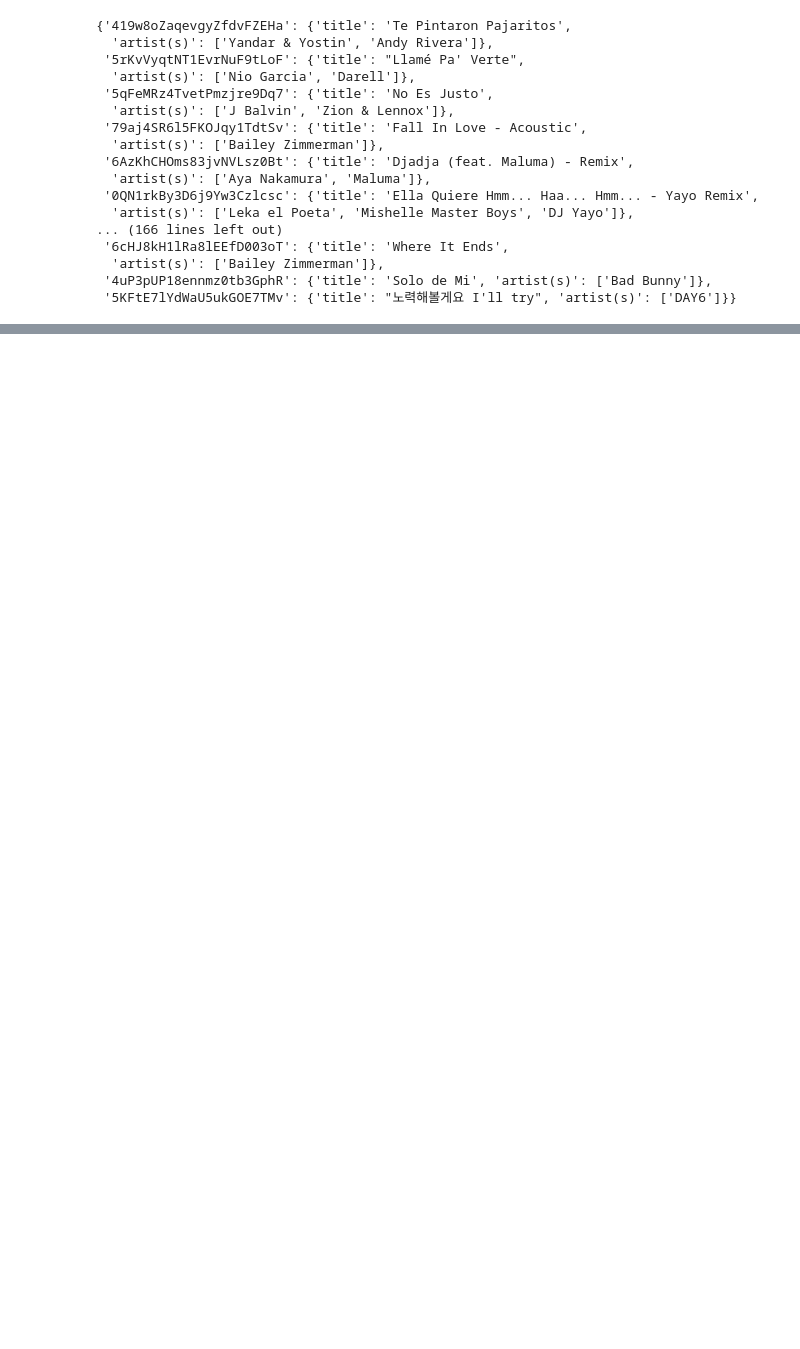
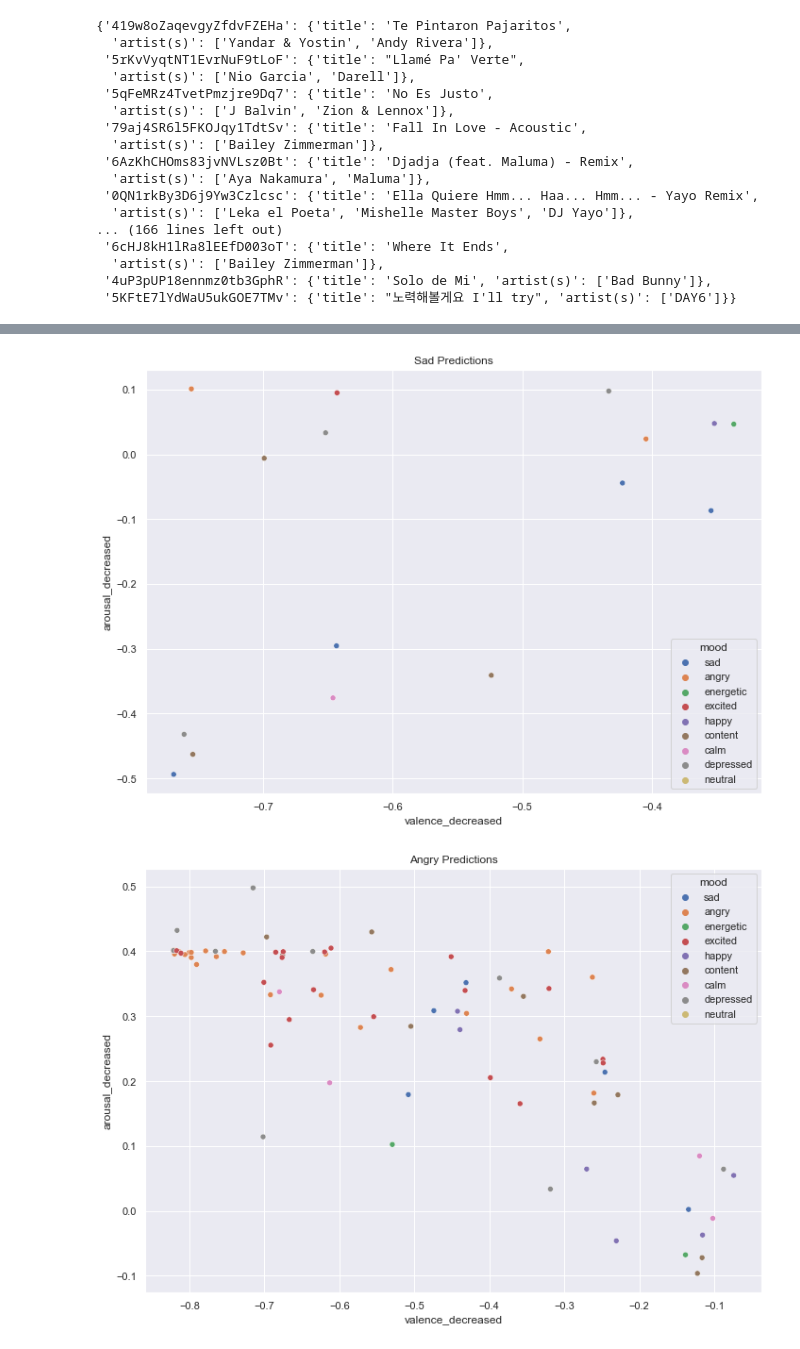
Before and after one commit to Temper-Tunes-Senior-Design-Project/song-classification, a Jupyter notebook: Research and Development/Retrieving Data/Genius/Songs for BERT Testing.ipynb, the cells around one changed output, grey strips where cells are left out. Saved outputs shown, nothing was run; the diff lists cells and outputs as text; code cells hidden in the pictures; blank space fills up the shorter version.

```diff
--- a/Research and Development/Retrieving Data/Genius/Songs for BERT Testing.ipynb
+++ b/Research and Development/Retrieving Data/Genius/Songs for BERT Testing.ipynb
@@ -249,0 +1467,65 @@ getScrapedLyrics(spanish_song)
+# %%
+valid_sad=valid_resultsDF[(valid_resultsDF['predictionGPT2_norm']=='sad')]
+valid_angry=valid_resultsDF[(valid_resultsDF['predictionGPT2_norm']=='angry')]
+valid_energetic=valid_resultsDF[(valid_resultsDF['predictionGPT2_norm']=='energetic')]
+valid_excited=valid_resultsDF[(valid_resultsDF['predictionGPT2_norm']=='excited')]
+valid_happy=valid_resultsDF[(valid_resultsDF['predictionGPT2_norm']=='happy')]
+valid_content=valid_resultsDF[(valid_resultsDF['predictionGPT2_norm']=='content')]
+valid_calm=valid_resultsDF[(valid_resultsDF['predictionGPT2_norm']=='calm')]
+valid_depressed=valid_resultsDF[(valid_resultsDF['predictionGPT2_norm']=='depressed')]
+
+#get the valid results for each mood
+#valid_angry_angry = valid_angry[valid_angry['predictionGPT_Copilot']=='angry']
+
+#plot the valence_decreased and arousal_decreased scores for each mood on a separate graph
+sns.set(style="whitegrid")
+sns.set(rc={'figure.figsize':(11.7,8.27)})
+ax = sns.scatterplot(x="valence_decreased", y="arousal_decreased", hue="mood", data=valid_sad)
+#add a title to the graph
+plt.title('Sad Predictions')
+plt.show()
+
+sns.set(style="whitegrid")
+sns.set(rc={'figure.figsize':(11.7,8.27)})
+ax = sns.scatterplot(x="valence_decreased", y="arousal_decreased", hue="mood", data=valid_angry)
+plt.title('Angry Predictions')
+plt.show()
+
+sns.set(style="whitegrid")
+sns.set(rc={'figure.figsize':(11.7,8.27)})
+ax = sns.scatterplot(x="valence_decreased", y="arousal_decreased", hue="mood", data=valid_energetic)
+plt.title('Energetic Predictions')
+plt.show()
+
+sns.set(style="whitegrid")
+sns.set(rc={'figure.figsize':(11.7,8.27)})
+ax = sns.scatterplot(x="valence_decreased", y="arousal_decreased", hue="mood", data=valid_excited)
+plt.title('Excited Predictions')
+plt.show()
+
+sns.set(style="whitegrid")
+sns.set(rc={'figure.figsize':(11.7,8.27)})
+ax = sns.scatterplot(x="valence_decreased", y="arousal_decreased", hue="mood", data=valid_happy)
+plt.title('Happy Predictions')
+plt.show()
+
+sns.set(style="whitegrid")
+sns.set(rc={'figure.figsize':(11.7,8.27)})
+ax = sns.scatterplot(x="valence_decreased", y="arousal_decreased", hue="mood", data=valid_content)
+plt.title('Content Predictions')
+plt.show()
+
+sns.set(style="whitegrid")
+sns.set(rc={'figure.figsize':(11.7,8.27)})
+ax = sns.scatterplot(x="valence_decreased", y="arousal_decreased", hue="mood", data=valid_calm)
+plt.title('Calm Predictions')
+plt.show()
+
+sns.set(style="whitegrid")
+sns.set(rc={'figure.figsize':(11.7,8.27)})
+ax = sns.scatterplot(x="valence_decreased", y="arousal_decreased", hue="mood", data=valid_depressed)
+plt.title('Depressed Predictions')
+plt.show()
+# %% [output]
+[figure, added]
+[figure, added]
```
Also changed, not shown: parts of 145 cells of this notebook.
